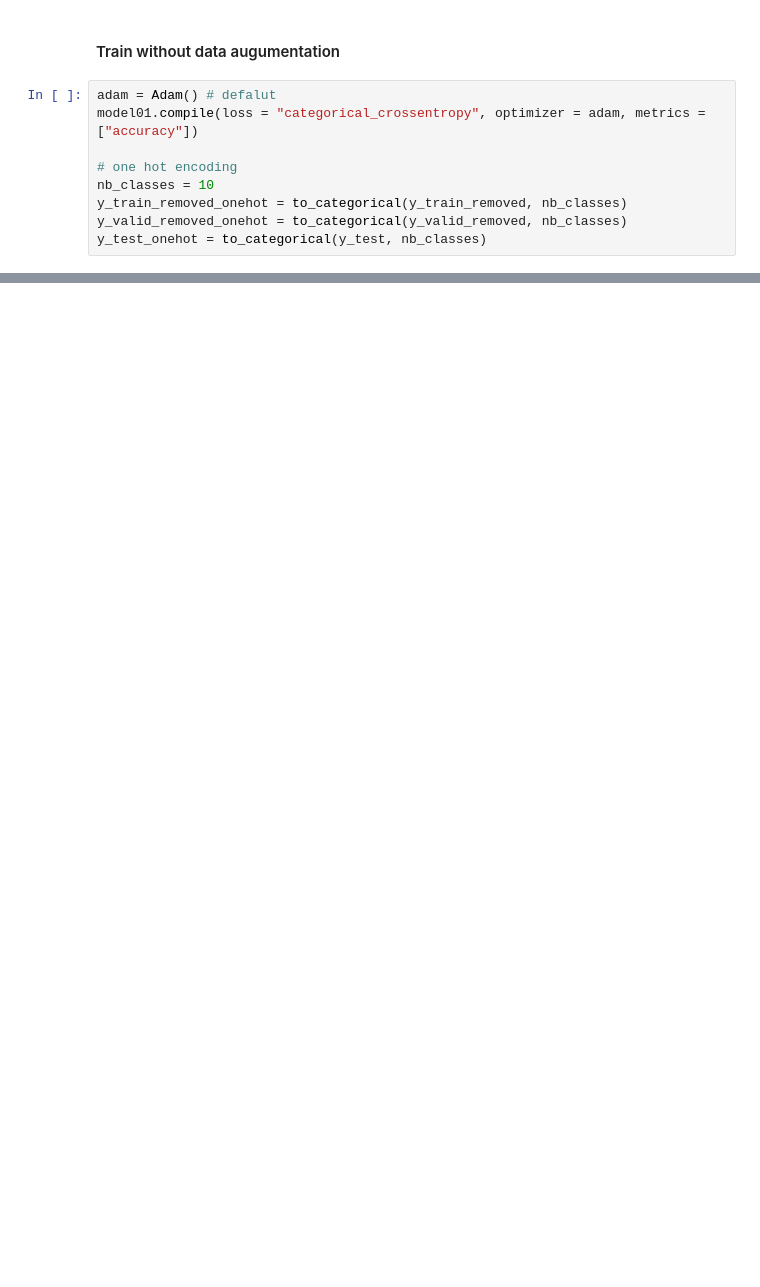
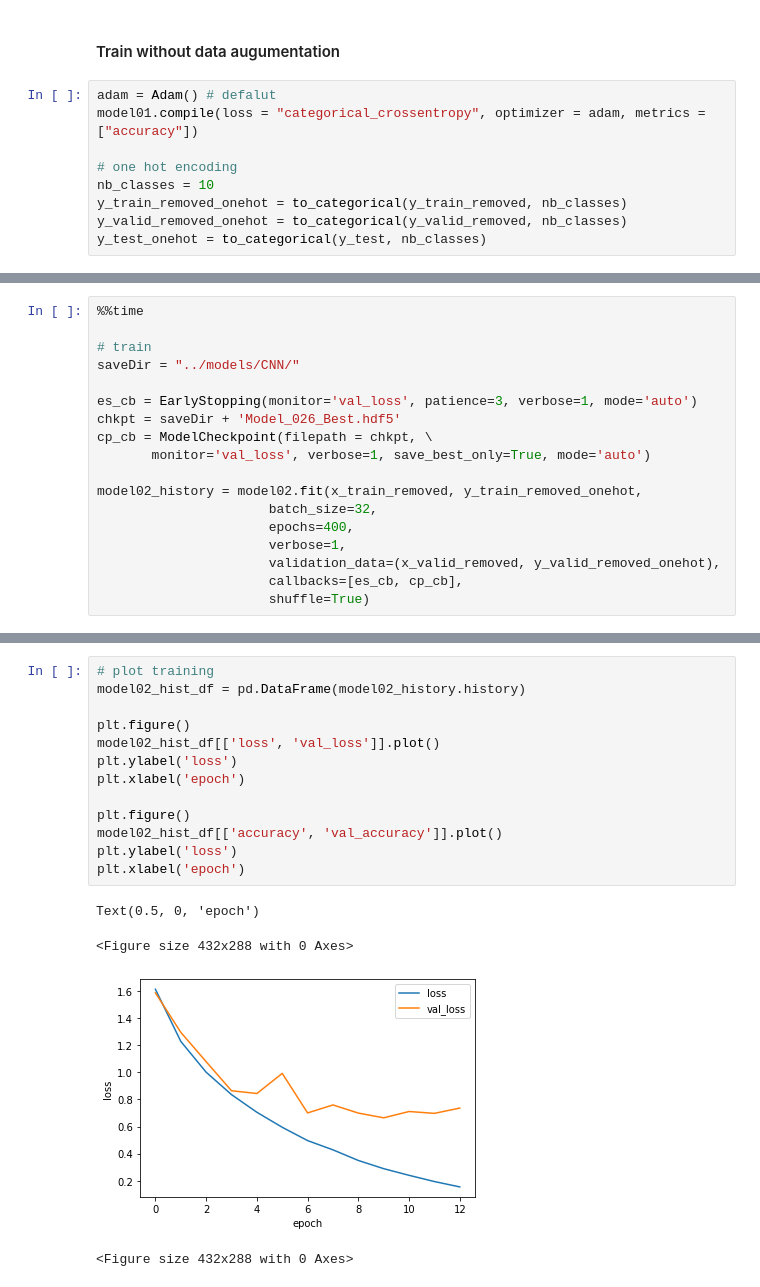
Before and after one commit to Beluuuuuuga/tmp_homework, a Jupyter notebook: notebooks/AE_2_CNN_012.ipynb, the cells around one changed output, grey strips where cells are left out. Drawn from its saved outputs; the diff is of its cells as text; blank space fills up the shorter version.

Commit message:
search deep model archtecture

```diff
--- a/notebooks/AE_2_CNN_012.ipynb
+++ b/notebooks/AE_2_CNN_012.ipynb
@@ -486,0 +523,18 @@ Text(0.5, 0, 'epoch')
+# %%
+%%time
+
+# train
+saveDir = "../models/CNN/"
+
+es_cb = EarlyStopping(monitor='val_loss', patience=3, verbose=1, mode='auto')
+chkpt = saveDir + 'Model_026_Best.hdf5'
+cp_cb = ModelCheckpoint(filepath = chkpt, \
+       monitor='val_loss', verbose=1, save_best_only=True, mode='auto')
+
+model02_history = model02.fit(x_train_removed, y_train_removed_onehot,
+                      batch_size=32,
+                      epochs=400,
+                      verbose=1,
+                      validation_data=(x_valid_removed, y_valid_removed_onehot),
+                      callbacks=[es_cb, cp_cb],
+                      shuffle=True)
@@ -486,0 +559,18 @@ Text(0.5, 0, 'epoch')
+# %%
+# plot training
+model02_hist_df = pd.DataFrame(model02_history.history)
+
+plt.figure()
+model02_hist_df[['loss', 'val_loss']].plot()
+plt.ylabel('loss')
+plt.xlabel('epoch')
+
+plt.figure()
+model02_hist_df[['accuracy', 'val_accuracy']].plot()
+plt.ylabel('loss')
+plt.xlabel('epoch')
+# %% [output]
+Text(0.5, 0, 'epoch')
+<Figure size 432x288 with 0 Axes>
+[figure, added]
+<Figure size 432x288 with 0 Axes>
```
Also changed, not shown: parts of 36 cells of this notebook, 4 other files.
